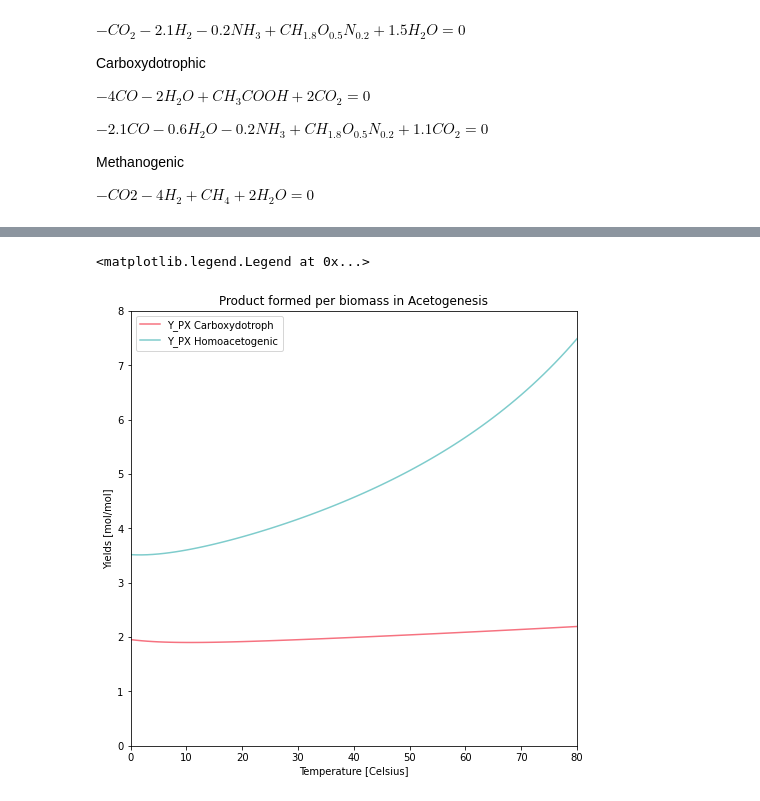
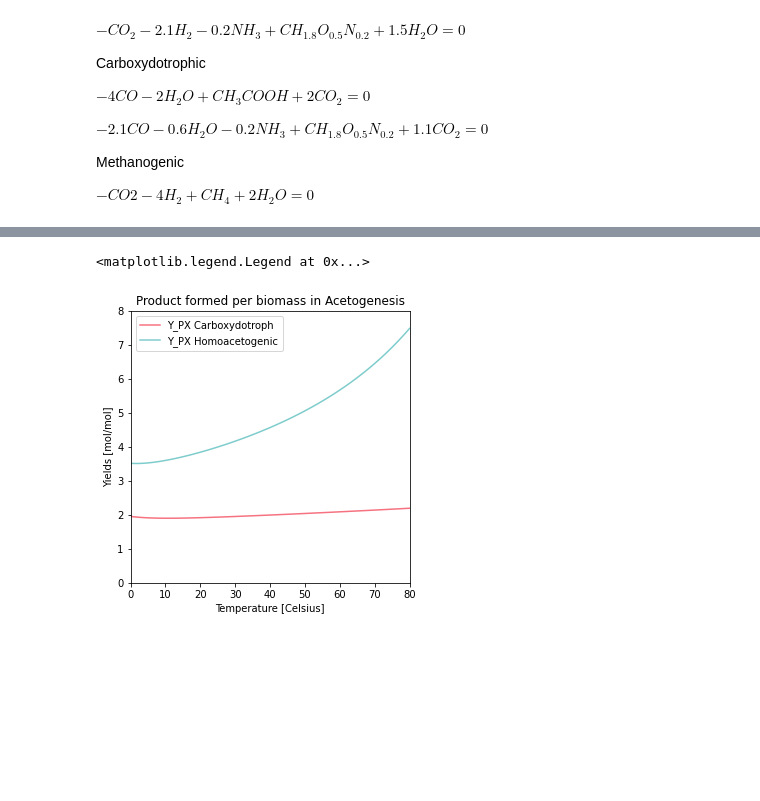
Before and after one commit to biosustain/CO2_fixation_models, a Jupyter notebook: Scripts/S1_AcetogenYieldTempDependency.ipynb, the cells around one changed output, grey strips where cells are left out. Cells and saved outputs as stored; diff of their text form; code cells hidden in the pictures; blank space fills up the shorter version.

```diff
--- a/Scripts/S1_AcetogenYieldTempDependency.ipynb
+++ b/Scripts/S1_AcetogenYieldTempDependency.ipynb
@@ -196,20 +196,20 @@ plt.legend(['Y_XS Carboxydotroph','Y_PS Carboxydotroph','Y_XS Homoacetogenic','Y
 # %%
 µ = 0.3 #[/h]
 
 a_G = 1000 #kJ/CmolX
 
-plt.figure(figsize=(8,8))
+plt.figure(figsize=(5,5))
 plt.title(f"Product formed per biomass in Acetogenesis")
 plt.axis([0, 80, 0, 8])
 plt.xlabel('Temperature [Celsius]')
 plt.ylabel('Yields [mol/mol]')
 plt.plot(Kelvin_Celsius(T), R_actt_carb(T)/R_X(T), color='#F67280')
 plt.plot(Kelvin_Celsius(T), R_actt_hom(T)/R_X(T), color='#7ECCCC')
 
 plt.legend(['Y_PX Carboxydotroph','Y_PX Homoacetogenic'])
 # %% [output]
 <matplotlib.legend.Legend at 0x...>
-[figure, old version]
+[figure, new version]
 # %%
 µ = 0.3 #[/h]
 
```
Also changed, not shown: parts of 4 cells of this notebook.
